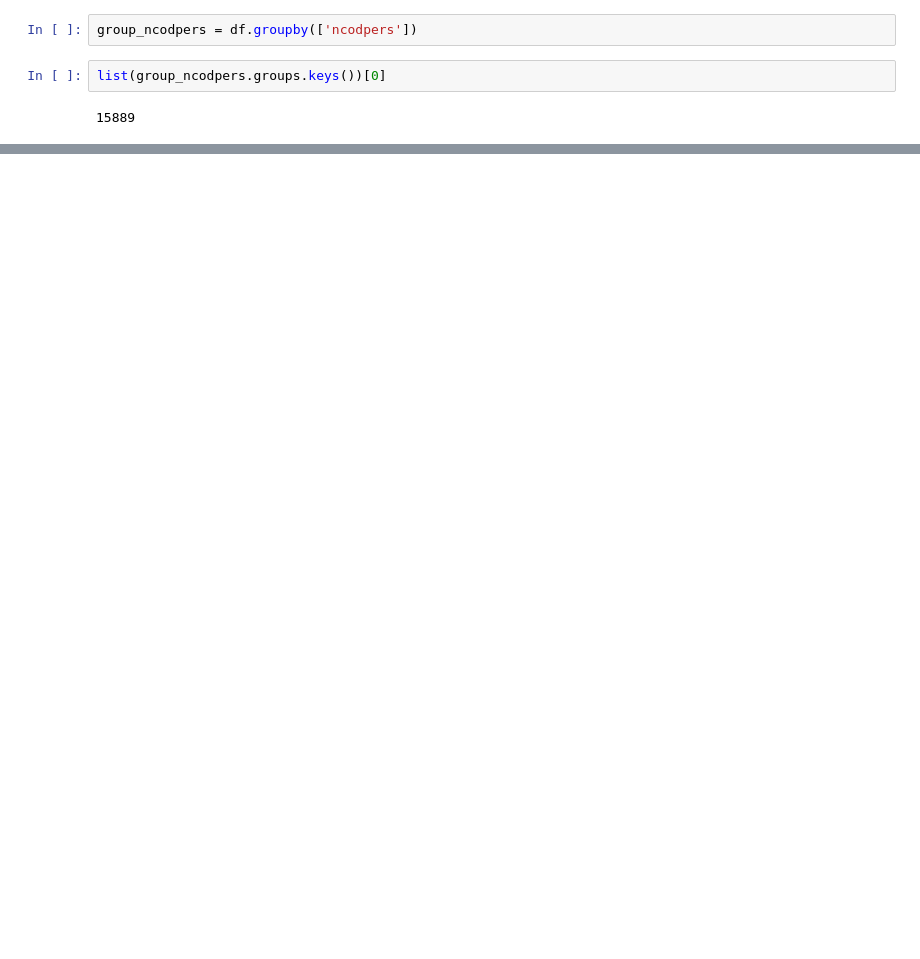
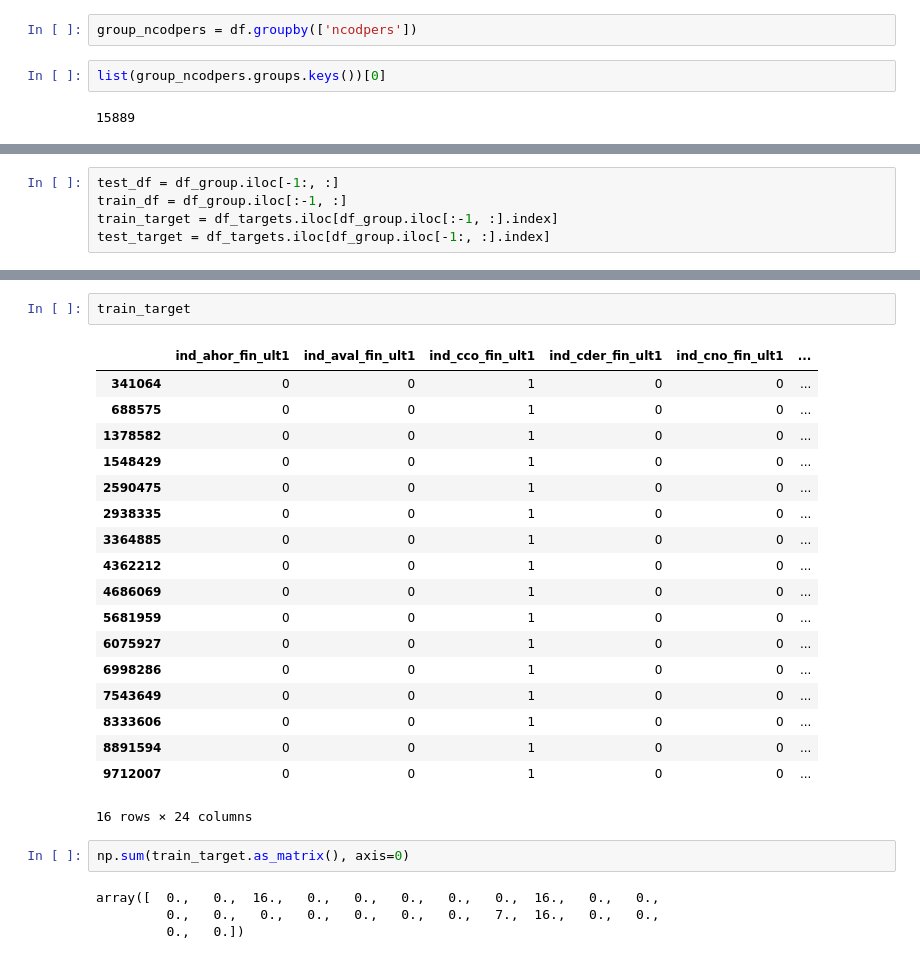
Before and after one commit to sergioml/degree_project, a Jupyter notebook: first_attempts.ipynb, the cells around one changed output, grey strips where cells are left out. Drawn from its saved outputs; the diff is of its cells as text; blank space fills up the shorter version.

```diff
--- a/first_attempts.ipynb
+++ b/first_attempts.ipynb
@@ -109,0 +123,5 @@ group_ncodpers.get_group(15889)
+# %%
+test_df = df_group.iloc[-1:, :]
+train_df = df_group.iloc[:-1, :]
+train_target = df_targets.iloc[df_group.iloc[:-1, :].index]
+test_target = df_targets.iloc[df_group.iloc[-1:, :].index]
@@ -109,0 +158,27 @@ group_ncodpers.get_group(15889)
+# %%
+train_target
+# %% [output]
+|  | ind_ahor_fin_ult1 | ind_aval_fin_ult1 | ind_cco_fin_ult1 | ind_cder_fin_ult1 | ind_cno_fin_ult1 | ... |
+| 341064 | 0 | 0 | 1 | 0 | 0 | ... |
+| 688575 | 0 | 0 | 1 | 0 | 0 | ... |
+| 1378582 | 0 | 0 | 1 | 0 | 0 | ... |
+| 1548429 | 0 | 0 | 1 | 0 | 0 | ... |
+| 2590475 | 0 | 0 | 1 | 0 | 0 | ... |
+| 2938335 | 0 | 0 | 1 | 0 | 0 | ... |
+| 3364885 | 0 | 0 | 1 | 0 | 0 | ... |
+| 4362212 | 0 | 0 | 1 | 0 | 0 | ... |
+| 4686069 | 0 | 0 | 1 | 0 | 0 | ... |
+| 5681959 | 0 | 0 | 1 | 0 | 0 | ... |
+| 6075927 | 0 | 0 | 1 | 0 | 0 | ... |
+| 6998286 | 0 | 0 | 1 | 0 | 0 | ... |
+| 7543649 | 0 | 0 | 1 | 0 | 0 | ... |
+| 8333606 | 0 | 0 | 1 | 0 | 0 | ... |
+| 8891594 | 0 | 0 | 1 | 0 | 0 | ... |
+| 9712007 | 0 | 0 | 1 | 0 | 0 | ... |
+16 rows × 24 columns
+# %%
+np.sum(train_target.as_matrix(), axis=0)
+# %% [output]
+array([  0.,   0.,  16.,   0.,   0.,   0.,   0.,   0.,  16.,   0.,   0.,
+         0.,   0.,   0.,   0.,   0.,   0.,   0.,   7.,  16.,   0.,   0.,
+         0.,   0.])
```
Also changed, not shown: parts of 10 cells of this notebook.
